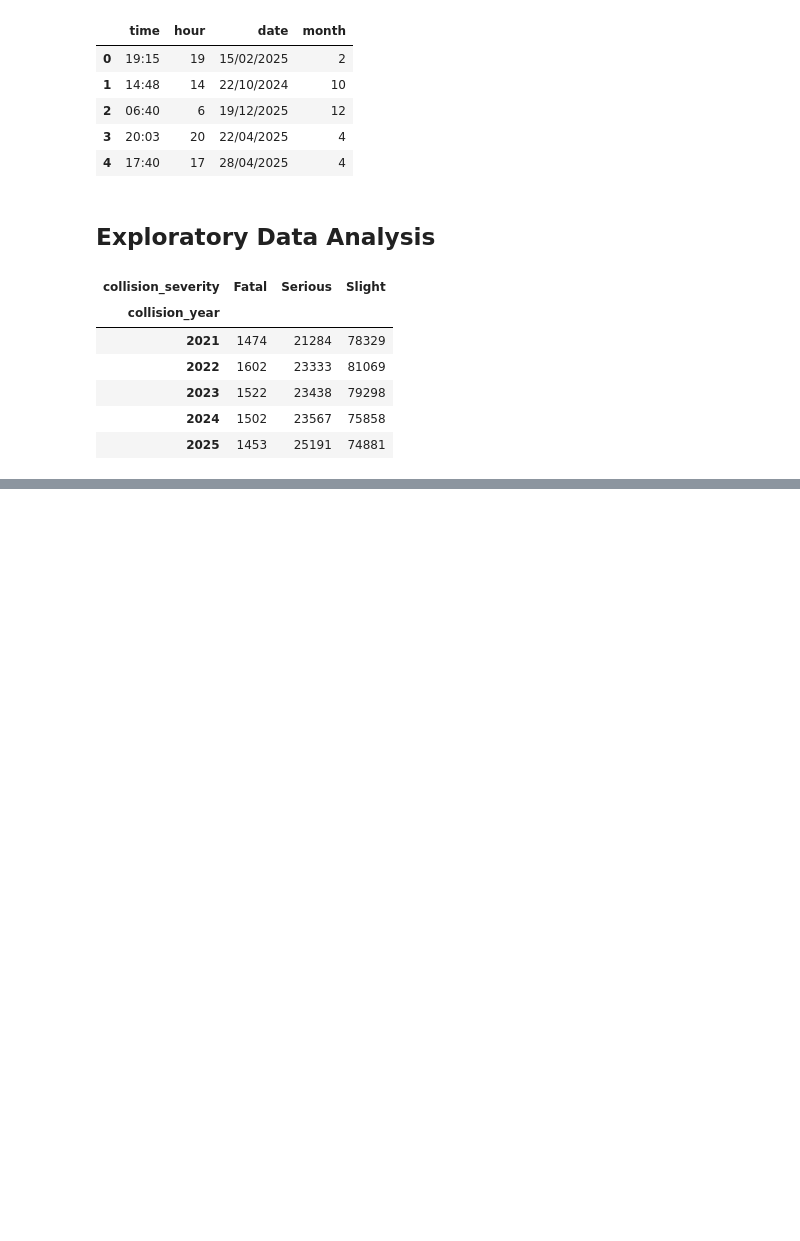
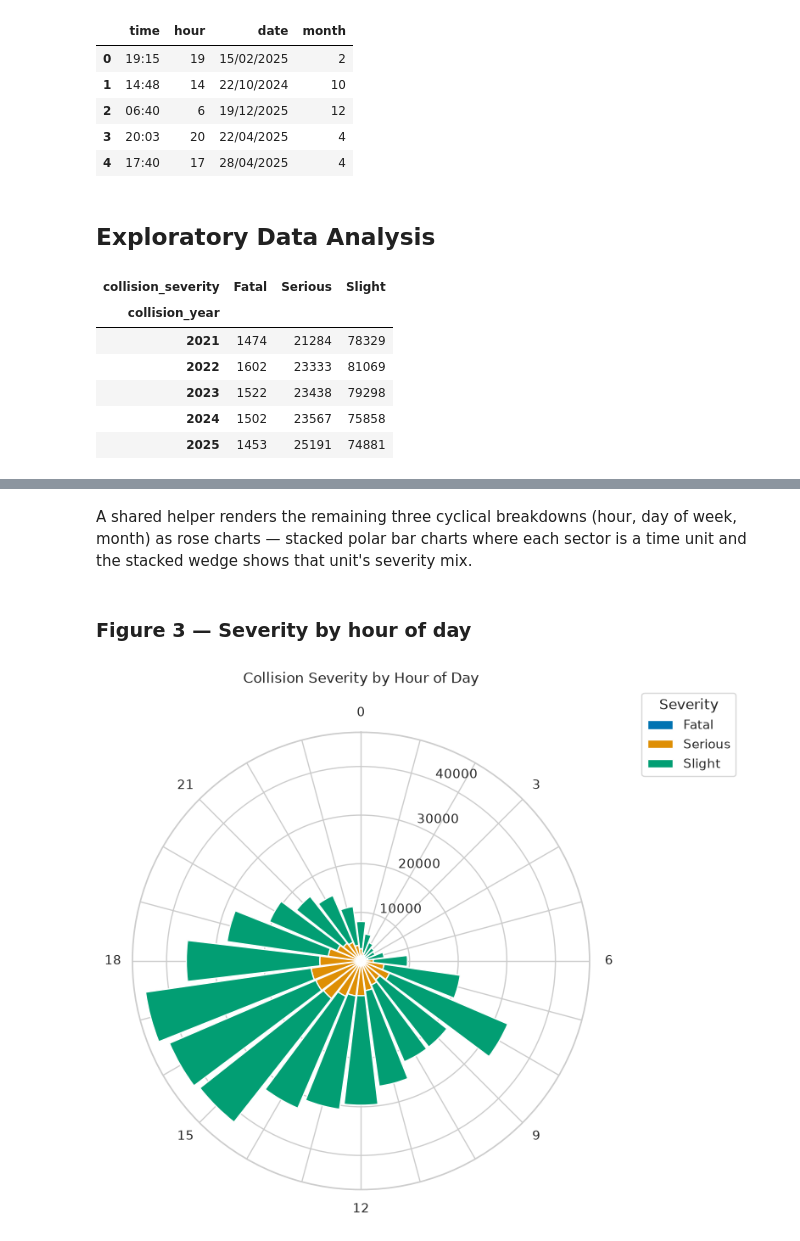
Before and after one commit to LittleRabbitFooFoo/ai-programming-foundations-project, a Jupyter notebook: data_workflow.ipynb, the cells around one changed output, grey strips where cells are left out. Saved outputs shown, nothing was run; the diff lists cells and outputs as text; code cells hidden in the pictures; blank space fills up the shorter version.

```diff
--- a/data_workflow.ipynb
+++ b/data_workflow.ipynb
@@ -289,0 +354,5 @@ year_counts
+# %% [markdown]
+A shared helper renders the remaining three cyclical breakdowns (hour,
+day of week, month) as rose charts — stacked polar bar charts where each
+sector is a time unit and the stacked wedge shows that unit's severity
+mix.
@@ -289,0 +406,9 @@ year_counts
+# %% [markdown]
+### Figure 3 — Severity by hour of day
+# %%
+hour_order = list(range(24))
+hour_labels = [str(h) if h % 3 == 0 else "" for h in hour_order]
+plot_severity_rose(hour_counts, hour_order, "Collision Severity by Hour of Day", hour_labels)
+plt.show()
+# %% [output]
+[figure, added]
```
Also changed, not shown: parts of 16 cells of this notebook.
